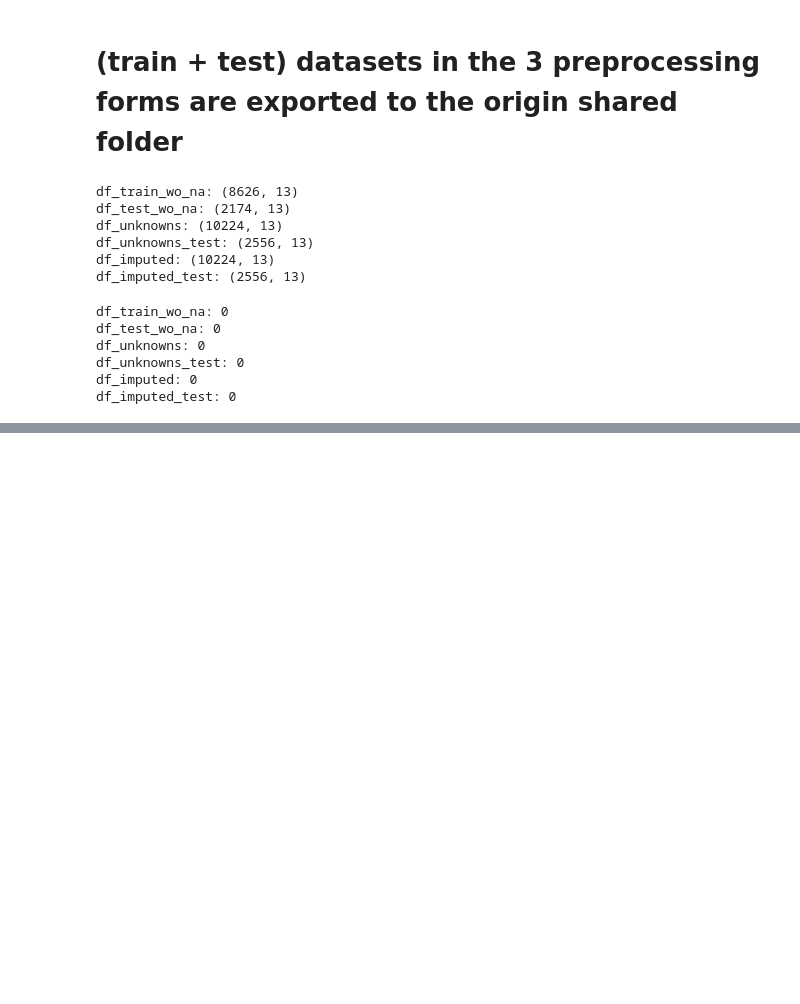
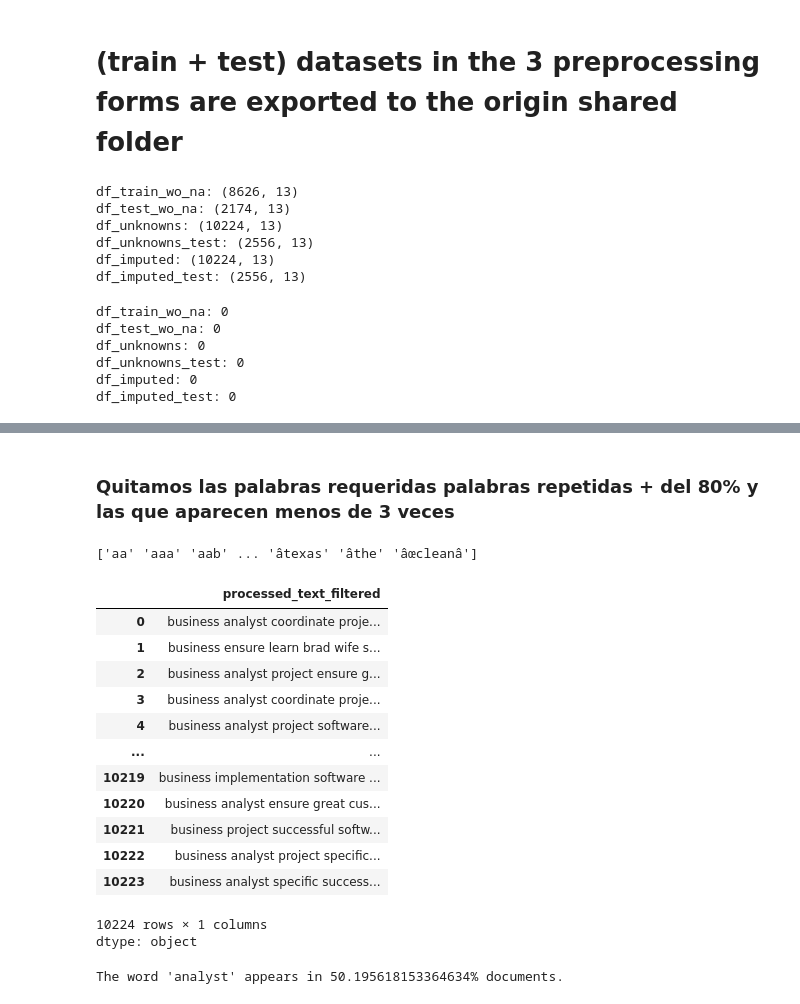
Before and after one commit to ikerosales/NLP-Data-Job-Offers, a Jupyter notebook: intro.ipynb, the cells around one changed output, grey strips where cells are left out. Drawn from its saved outputs; the diff is of its cells as text; code cells hidden in the pictures; blank space fills up the shorter version.

```diff
--- a/intro.ipynb
+++ b/intro.ipynb
@@ -464,0 +469,3 @@ df_imputed_test.to_csv('/content/drive/MyDrive/Colab Notebooks/MLApp Project/dat
+# %%
+df_train = pd.read_csv('/content/drive/MyDrive/Colab Notebooks/MLApp Project/datasets_para_usar/df_train_na_as_unknowns.csv')
+df_test = pd.read_csv('/content/drive/MyDrive/Colab Notebooks/MLApp Project/datasets_para_usar/df_test_na_as_unknowns.csv')
@@ -464,0 +617,5 @@ df_imputed_test.to_csv('/content/drive/MyDrive/Colab Notebooks/MLApp Project/dat
+# %%
+pd.set_option('display.max_colwidth', 100)
+
+# Now this will print full text
+print(df_train["clean_text"])
@@ -464,0 +653,50 @@ df_imputed_test.to_csv('/content/drive/MyDrive/Colab Notebooks/MLApp Project/dat
+# %% [markdown]
+### Quitamos las palabras requeridas palabras repetidas + del 80% y las que aparecen menos de 3 veces
+# %%
+from sklearn.feature_extraction.text import CountVectorizer
+
+# Build vectorizer with min_df and max_df thresholds
+vectorizer = CountVectorizer(min_df=3, max_df=0.8)
+
+# Fit the vectorizer on the processed_text
+X = vectorizer.fit_transform(df_train["processed_text"])
+
+# Get the filtered vocabulary
+filtered_vocab = vectorizer.get_feature_names_out()
+
+print(filtered_vocab)
+
+# If you want back the processed texts filtered:
+filtered_texts = []
+for row in X:
+    tokens = [filtered_vocab[idx] for idx in row.nonzero()[1]]
+    filtered_texts.append(' '.join(tokens))
+
+df_train["processed_text_filtered"] = filtered_texts
+# %% [output]
+['aa' 'aaa' 'aab' ... 'âtexas' 'âthe' 'âœcleanâ']
+# %%
+df_train["processed_text_filtered"]
+# %% [output]
+|  | processed_text_filtered |
+| 0 | business analyst coordinate proje... |
+| 1 | business ensure learn brad wife s... |
+| 2 | business analyst project ensure g... |
+| 3 | business analyst coordinate proje... |
+| 4 | business analyst project software... |
+| ... | ... |
+| 10219 | business implementation software ... |
+| 10220 | business analyst ensure great cus... |
+| 10221 | business project successful softw... |
+| 10222 | business analyst project specific... |
+| 10223 | business analyst specific success... |
+10224 rows × 1 columns
+dtype: object
+# %%
+word = "analyst"
+
+doc_freq = sum(word in doc.split() for doc in df_train["processed_text"])
+
+print(f"The word '{word}' appears in {doc_freq*100/len(df_train)}% documents.")
+# %% [output]
+The word 'analyst' appears in 50.195618153364634% documents.
```
Also changed, not shown: parts of 11 cells of this notebook.
